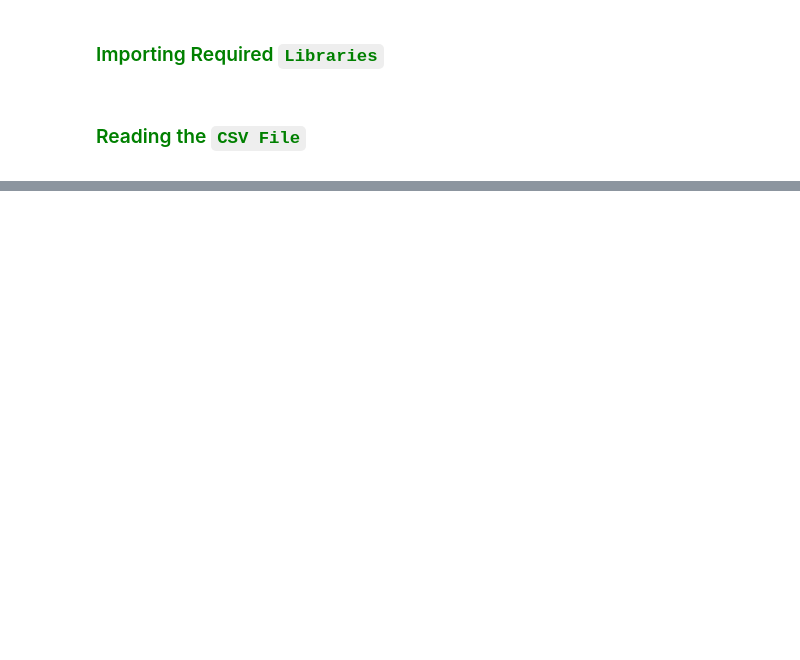
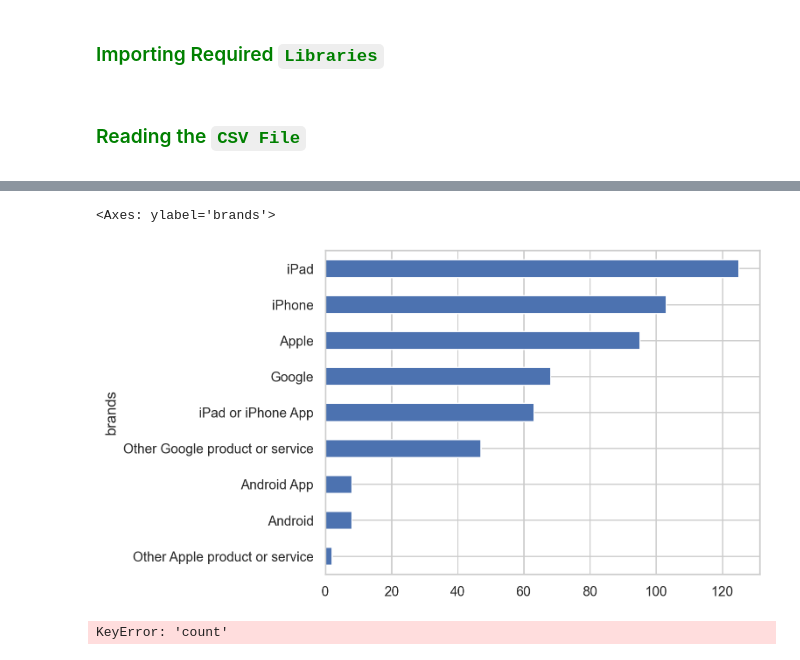
Before and after one commit to javo2/Test_operationnel, a Jupyter notebook: Notebook/Technical_test_Mohammed_Jawhar.ipynb, the cells around one changed output, grey strips where cells are left out. Cells and saved outputs as stored; diff of their text form; code cells hidden in the pictures; blank space fills up the shorter version.

```diff
--- a/Notebook/Technical_test_Mohammed_Jawhar.ipynb
+++ b/Notebook/Technical_test_Mohammed_Jawhar.ipynb
@@ -68,0 +243,31 @@ tweets_df = pd.read_csv('../data/tweets dataset.csv', encoding = "ISO-8859-1")
+# %%
+grouped_by_emotions['Negative emotion'].sort_values().plot(kind='barh', stacked=True)
+# %% [output]
+<Axes: ylabel='brands'>
+[figure, added]
+# %%
+# Calculate the percentage of each emotion within each category
+grouped_by_emotions['percentage'] = (grouped_by_emotions['count'] / grouped_by_emotions.groupby('brands')['count'].transform('sum')) * 100
+
+# Set the style to use Seaborn's color palette
+sns.set(style="whitegrid")
+
+# Create the stacked bar plot
+plt.figure(figsize=(12, 8))
+sns.barplot(x='brands', y='percentage', hue='emotions', data=grouped_by_emotions, palette='deep')
+
+# Set axis labels and title
+plt.xlabel('Brands')
+plt.ylabel('Percentage')
+plt.title('Percentage of Emotions by Category')
+
+# Customize legend placement
+plt.legend(bbox_to_anchor=(1.05, 1), loc='upper left', title='Emotions')
+
+# Rotate x-axis labels for better readability
+plt.xticks(rotation=45)
+
+# Show the plot
+plt.show()
+# %% [output]
+KeyError: 'count'
```
Also changed, not shown: parts of 28 cells of this notebook.
